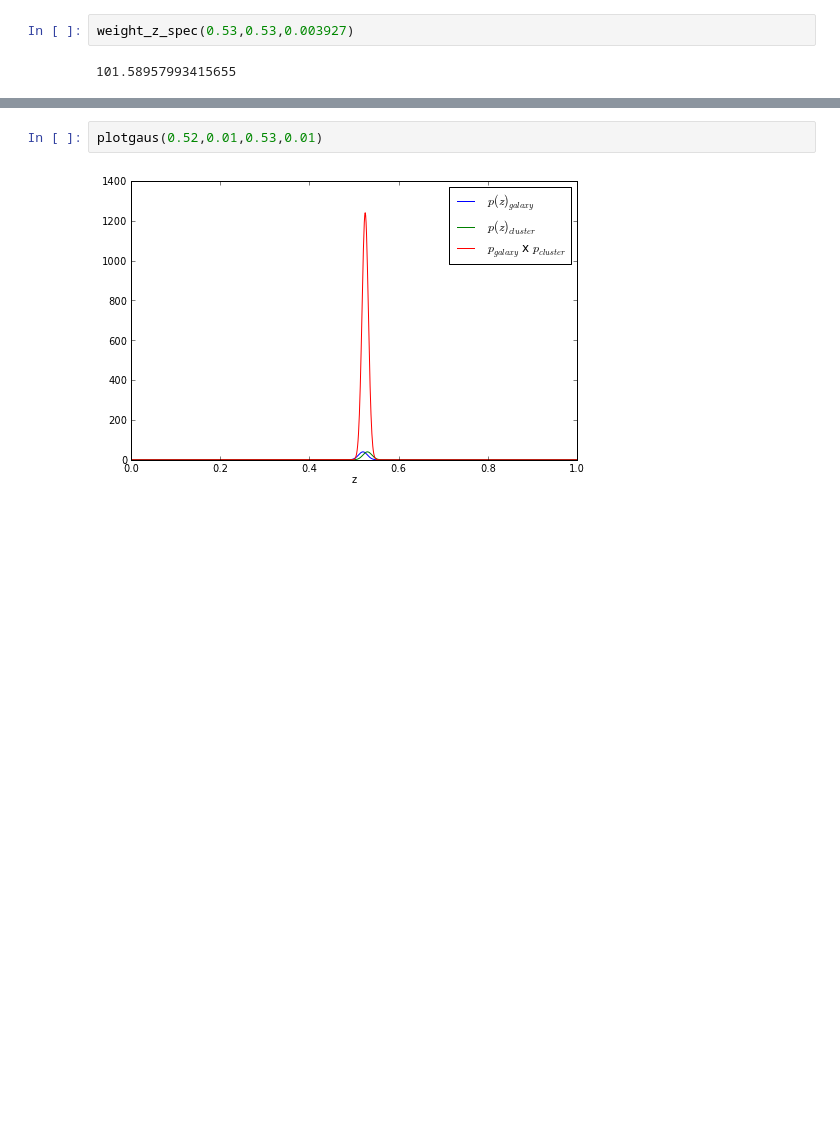
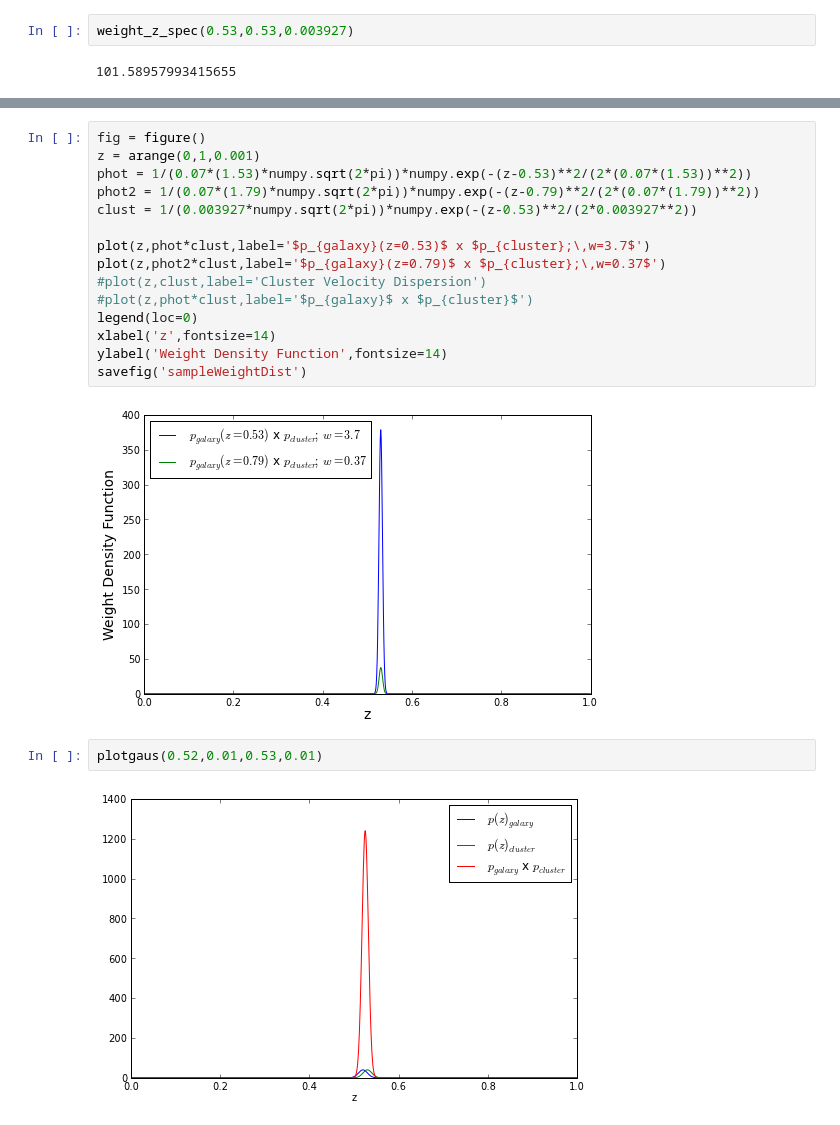
Before and after one commit to wadawson/dissertation, a Jupyter notebook: Chapter4/AnalysisFiles/GalaxyCentroidUncertainty.ipynb, the cells around one changed output, grey strips where cells are left out. Cells and saved outputs as stored; diff of their text form; blank space fills up the shorter version.

```diff
--- a/Chapter4/AnalysisFiles/GalaxyCentroidUncertainty.ipynb
+++ b/Chapter4/AnalysisFiles/GalaxyCentroidUncertainty.ipynb
@@ -145,3 +163,20 @@ plotgaus(0.5,0.07*(1.5),0.53,0.003927)
+# %%
+fig = figure()
+z = arange(0,1,0.001)
+phot = 1/(0.07*(1.53)*numpy.sqrt(2*pi))*numpy.exp(-(z-0.53)**2/(2*(0.07*(1.53))**2))
+phot2 = 1/(0.07*(1.79)*numpy.sqrt(2*pi))*numpy.exp(-(z-0.79)**2/(2*(0.07*(1.79))**2))
+clust = 1/(0.003927*numpy.sqrt(2*pi))*numpy.exp(-(z-0.53)**2/(2*0.003927**2))
+
+plot(z,phot*clust,label='$p_{galaxy}(z=0.53)$ x $p_{cluster};\,w=3.7$')
+plot(z,phot2*clust,label='$p_{galaxy}(z=0.79)$ x $p_{cluster};\,w=0.37$')
+#plot(z,clust,label='Cluster Velocity Dispersion')
+#plot(z,phot*clust,label='$p_{galaxy}$ x $p_{cluster}$')
+legend(loc=0)
+xlabel('z',fontsize=14)
+ylabel('Weight Density Function',fontsize=14)
+savefig('sampleWeightDist')
+# %% [output]
+[figure, added]
 # %%
 plotgaus(0.52,0.01,0.53,0.01)
 # %% [output]
```
Also changed, not shown: parts of 4 cells of this notebook, 2 other files.
